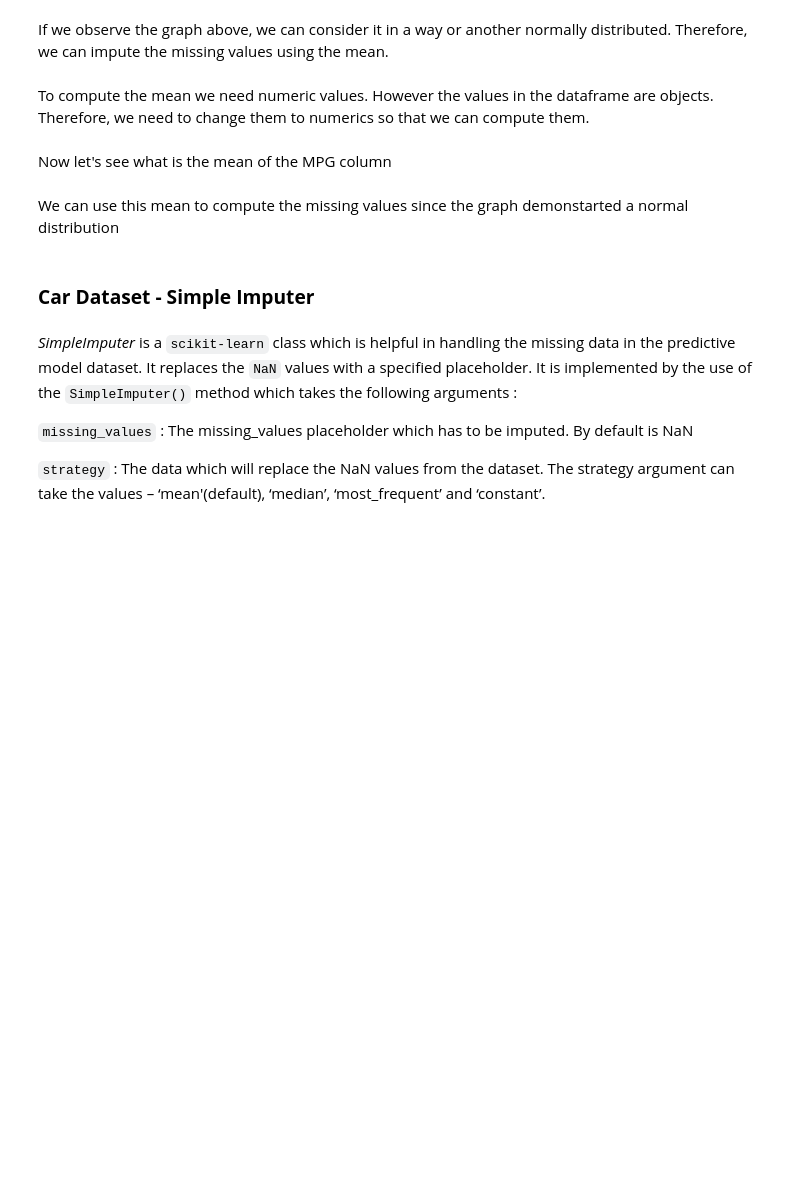
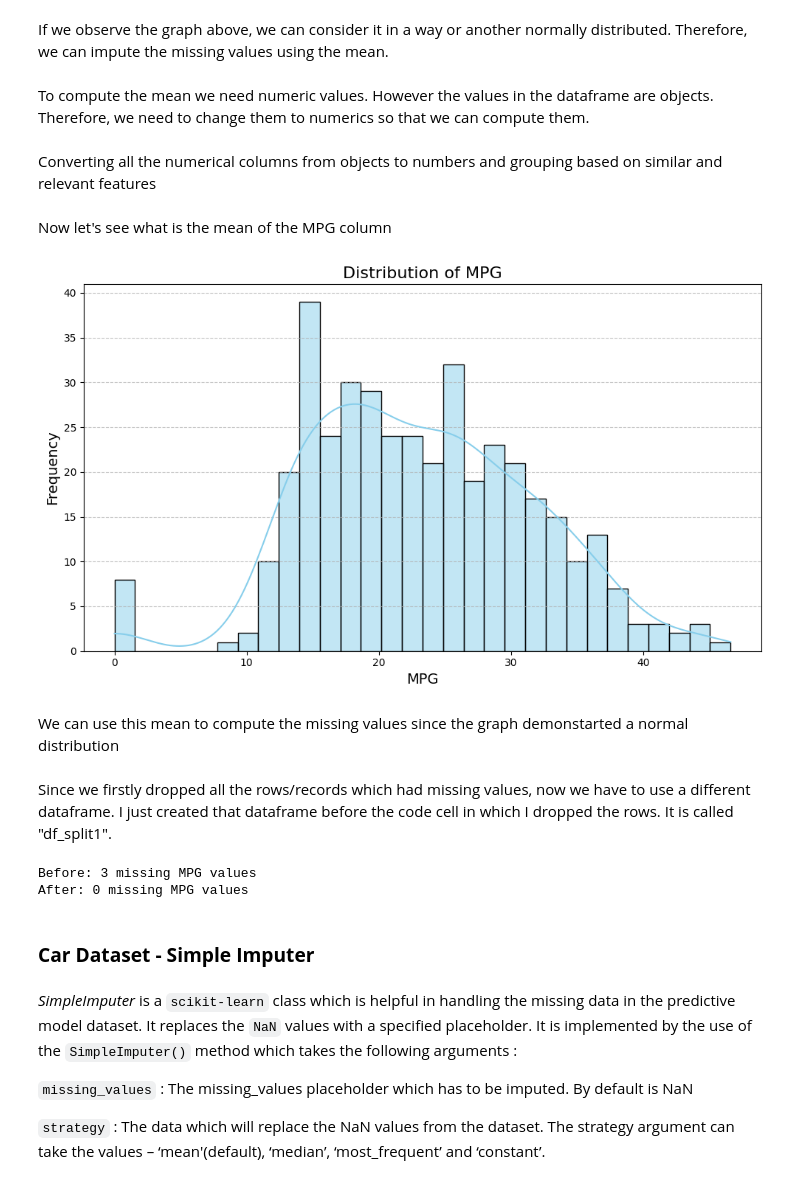
Before and after one commit to Eris-Leksi/Lab4---Machine-Learning-Programming, a Jupyter notebook: week5Lab_Students.ipynb, the cells around one changed output. Cells and saved outputs as stored; diff of their text form; code cells hidden in the pictures; blank space fills up the shorter version.

Commit message:
Lab4- Finished - Commit before final review

```diff
--- a/week5Lab_Students.ipynb
+++ b/week5Lab_Students.ipynb
@@ -519,10 +531,47 @@ However, this does not make much sense as there isn't MPG equal to 0. How about
 If we observe the graph above, we can consider it in a way or another normally distributed. Therefore, we can impute the missing values using the mean.
 # %% [markdown]
 To compute the mean we need numeric values. However the values in the dataframe are objects. Therefore, we need to change them to numerics so that we can compute them.
+# %% [markdown]
+Converting all the numerical columns from objects to numbers and grouping based on similar and relevant features
+# %%
+df_split['MPG'] = pd.to_numeric(df_split['MPG'], errors='coerce')
+df_split['Cylinders'] = pd.to_numeric(df_split['Cylinders'], errors='coerce')
+df_split['Displacement'] = pd.to_numeric(df_split['Displacement'], errors='coerce')
+df_split['Weight'] = pd.to_numeric(df_split['Weight'], errors='coerce')
+
+df_split['MPG'] = df_split.groupby(['Cylinders', 'Origin'])['MPG'].transform(
+    lambda x: x.fillna(x.median()))
 # %% [markdown]
 Now let's see what is the mean of the MPG column
+# %%
+plt.figure(figsize=(10, 6))
+sns.histplot(df_split['MPG'].dropna(), kde=True, bins=30, color='skyblue', edgecolor='black')
+
+plt.title('Distribution of MPG', fontsize=16)
+plt.xlabel('MPG', fontsize=14)
+plt.ylabel('Frequency', fontsize=14)
+plt.grid(axis='y', linestyle='--', alpha=0.7)
+plt.tight_layout()
+plt.show()
+# %% [output]
+[figure, added]
 # %% [markdown]
 We can use this mean to compute the missing values since the graph demonstarted a normal distribution
+# %% [markdown]
+Since we firstly dropped all the rows/records which had missing values, now we have to use a different dataframe. I just created that dataframe before the code cell in which I dropped the rows. It is called "df_split1".
+# %%
+df_split1['MPG'] = pd.to_numeric(df_split1['MPG'], errors='coerce')
+
+print("Before:", df_split1['MPG'].isna().sum(), "missing MPG values")
+
+df_split1['MPG'] = df_split1.groupby(['Cylinders', 'Origin'])['MPG'].transform(
+    lambda x: x.fillna(x.mean())
+)
+
+print("After:", df_split1['MPG'].isna().sum(), "missing MPG values")
+# %% [output]
+Before: 3 missing MPG values
+After: 0 missing MPG values
 # %% [markdown]
 ### **Car Dataset - Simple Imputer**
 # %% [markdown]
```
Also changed, not shown: parts of 16 cells of this notebook.
